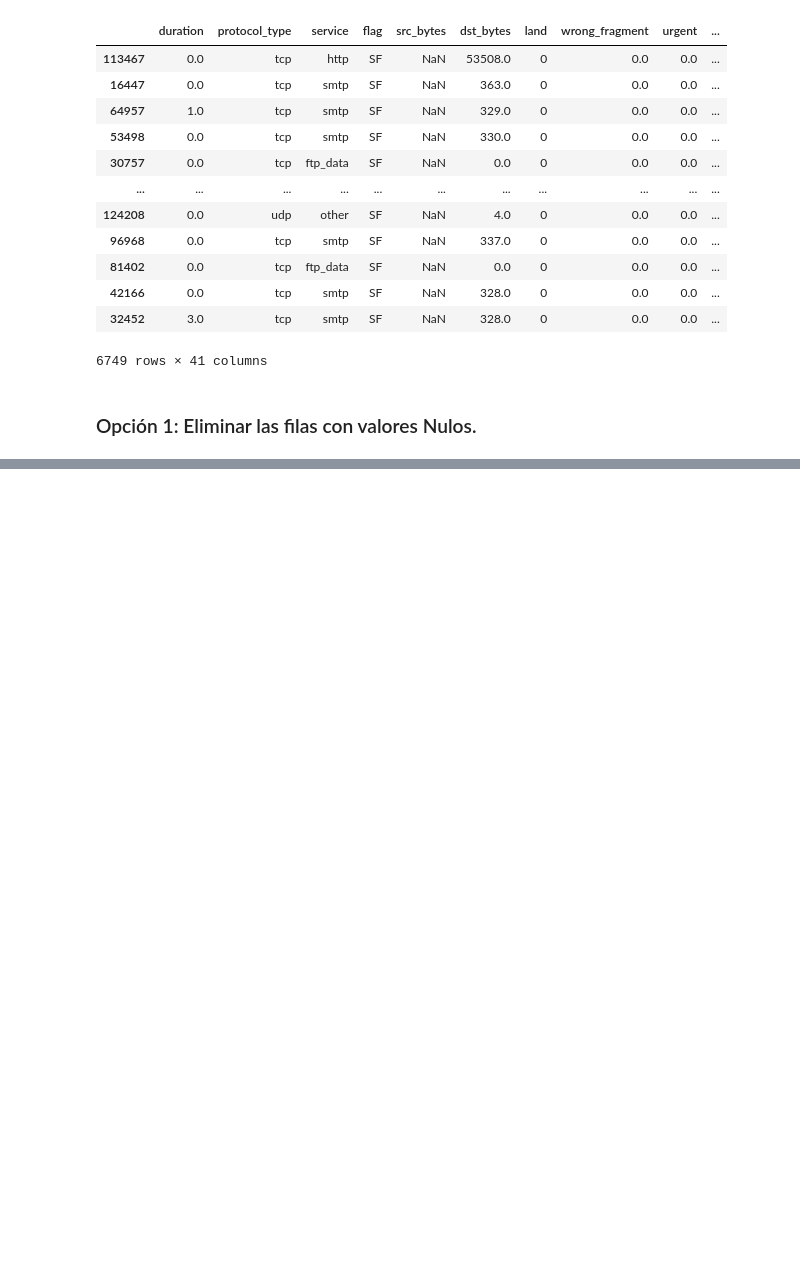
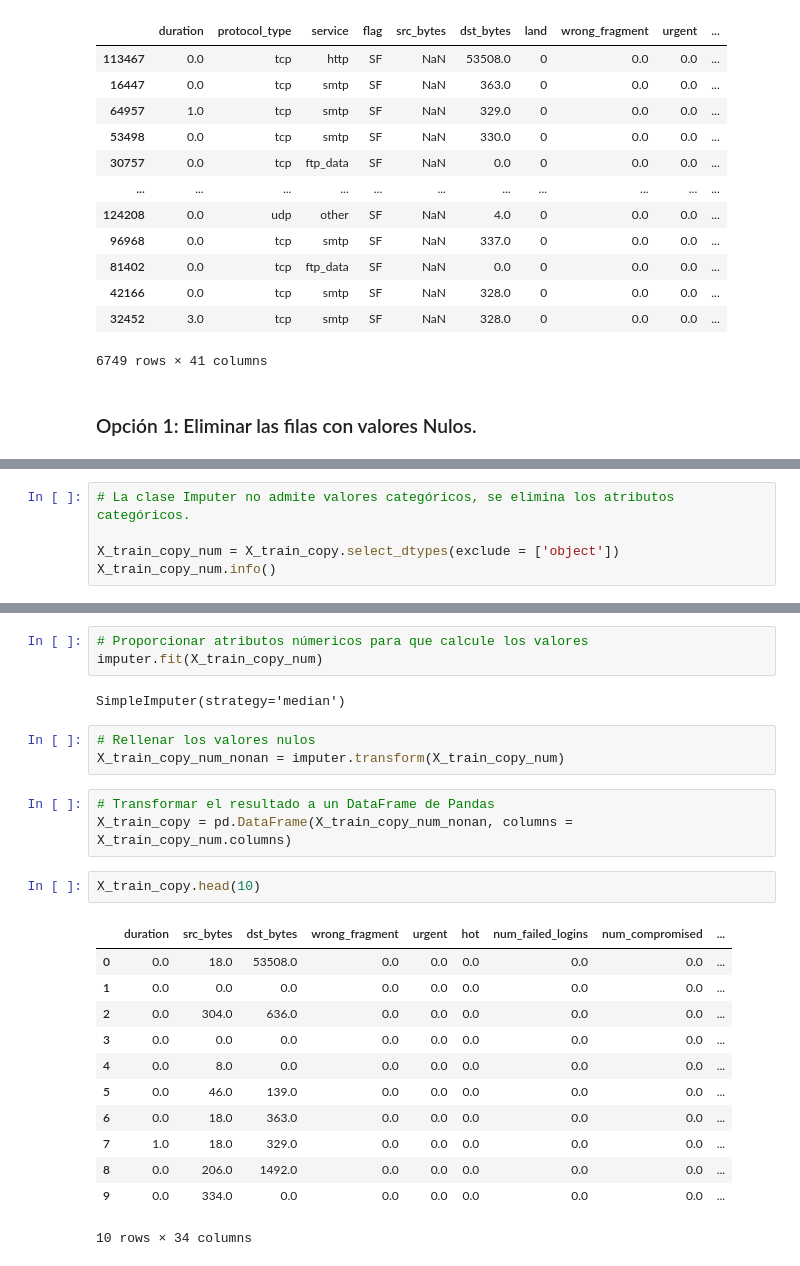
Before and after one commit to EmilioRivFa/Simulacion, a Jupyter notebook: 3501_Preparación-del-DataSet.ipynb, the cells around one changed output, grey strips where cells are left out. Saved outputs shown, nothing was run; the diff lists cells and outputs as text; blank space fills up the shorter version.

```diff
--- a/3501_Preparación-del-DataSet.ipynb
+++ b/3501_Preparación-del-DataSet.ipynb
@@ -163,0 +228,5 @@ filas_valores_nulos
+# %%
+# La clase Imputer no admite valores categóricos, se elimina los atributos categóricos.
+
+X_train_copy_num = X_train_copy.select_dtypes(exclude = ['object'])
+X_train_copy_num.info()
@@ -163,0 +251,26 @@ filas_valores_nulos
+# %%
+# Proporcionar atributos númericos para que calcule los valores
+imputer.fit(X_train_copy_num)
+# %% [output]
+SimpleImputer(strategy='median')
+# %%
+# Rellenar los valores nulos
+X_train_copy_num_nonan = imputer.transform(X_train_copy_num)
+# %%
+# Transformar el resultado a un DataFrame de Pandas
+X_train_copy = pd.DataFrame(X_train_copy_num_nonan, columns = X_train_copy_num.columns)
+# %%
+X_train_copy.head(10)
+# %% [output]
+|  | duration | src_bytes | dst_bytes | wrong_fragment | urgent | hot | num_failed_logins | num_compromised | ... |
+| 0 | 0.0 | 18.0 | 53508.0 | 0.0 | 0.0 | 0.0 | 0.0 | 0.0 | ... |
+| 1 | 0.0 | 0.0 | 0.0 | 0.0 | 0.0 | 0.0 | 0.0 | 0.0 | ... |
+| 2 | 0.0 | 304.0 | 636.0 | 0.0 | 0.0 | 0.0 | 0.0 | 0.0 | ... |
+| 3 | 0.0 | 0.0 | 0.0 | 0.0 | 0.0 | 0.0 | 0.0 | 0.0 | ... |
+| 4 | 0.0 | 8.0 | 0.0 | 0.0 | 0.0 | 0.0 | 0.0 | 0.0 | ... |
+| 5 | 0.0 | 46.0 | 139.0 | 0.0 | 0.0 | 0.0 | 0.0 | 0.0 | ... |
+| 6 | 0.0 | 18.0 | 363.0 | 0.0 | 0.0 | 0.0 | 0.0 | 0.0 | ... |
+| 7 | 1.0 | 18.0 | 329.0 | 0.0 | 0.0 | 0.0 | 0.0 | 0.0 | ... |
+| 8 | 0.0 | 206.0 | 1492.0 | 0.0 | 0.0 | 0.0 | 0.0 | 0.0 | ... |
+| 9 | 0.0 | 334.0 | 0.0 | 0.0 | 0.0 | 0.0 | 0.0 | 0.0 | ... |
+10 rows × 34 columns
```
Also changed, not shown: parts of 14 cells of this notebook.
